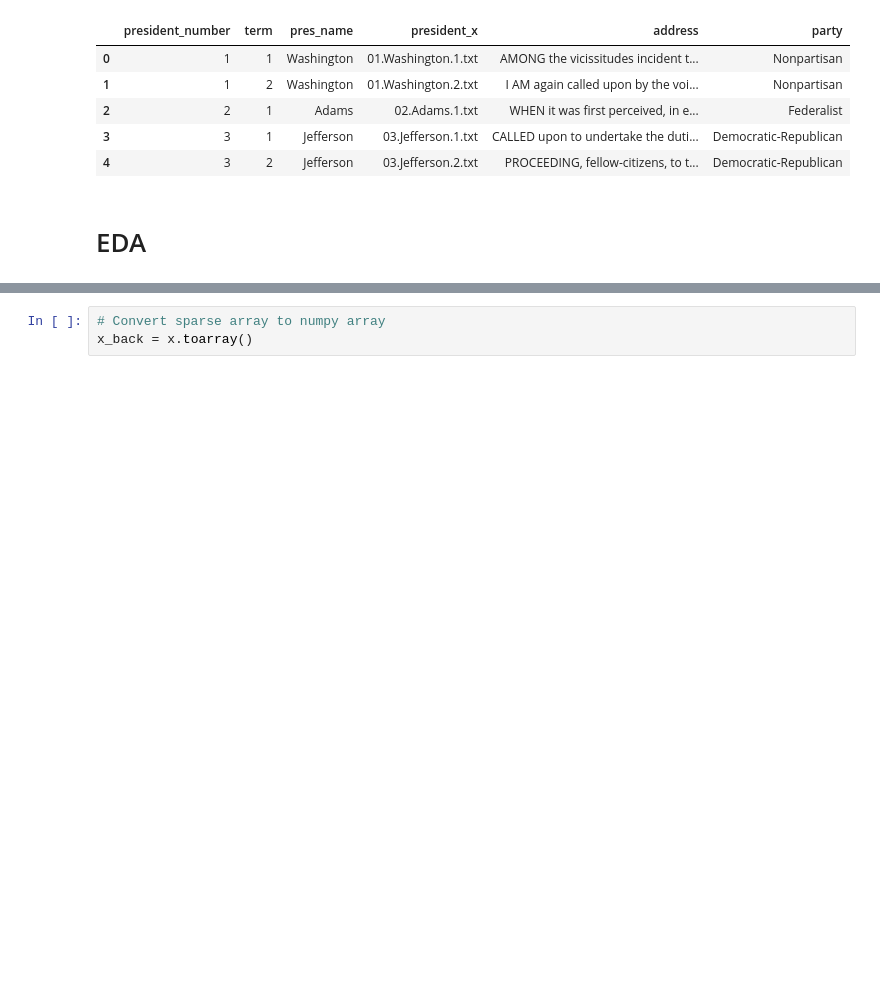
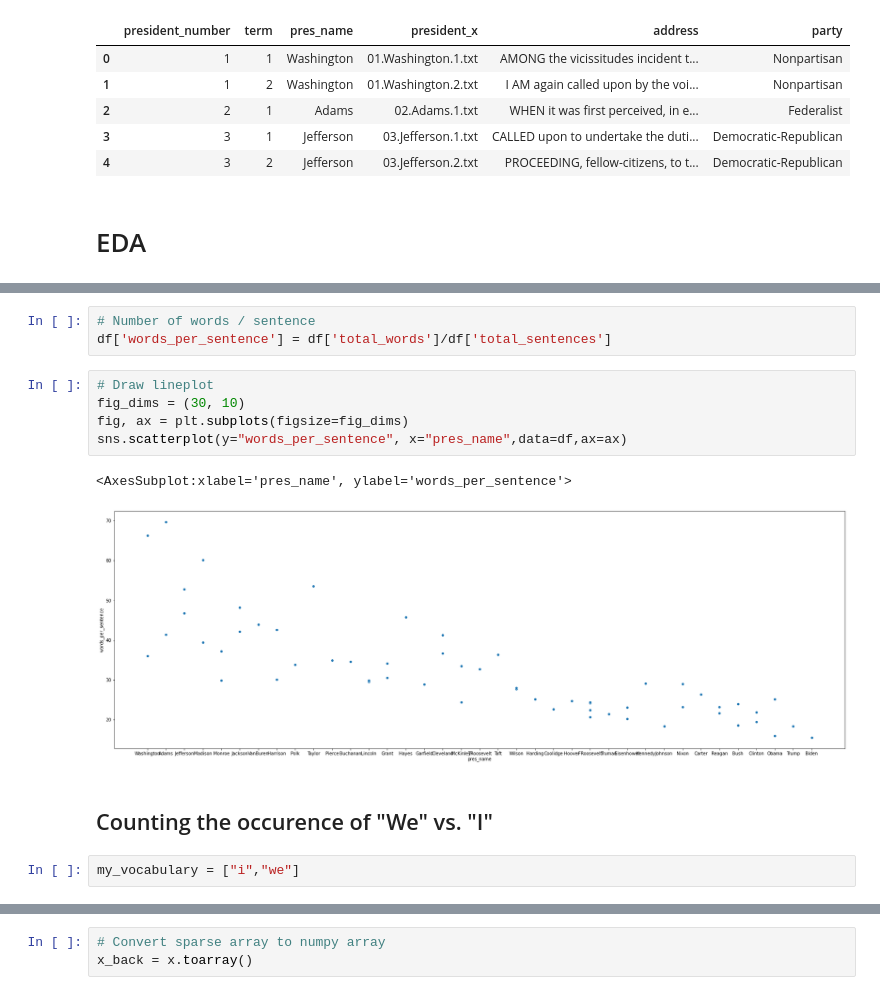
Before and after one commit to andrewdouglassmith1/NLP_Inaugural_Addresses, a Jupyter notebook: Code/02_NLP_Analysis.ipynb, the cells around one changed output, grey strips where cells are left out. Cells and saved outputs as stored; diff of their text form; blank space fills up the shorter version.

```diff
--- a/Code/02_NLP_Analysis.ipynb
+++ b/Code/02_NLP_Analysis.ipynb
@@ -36,0 +71,15 @@ df.head()
+# %%
+# Number of words / sentence
+df['words_per_sentence'] = df['total_words']/df['total_sentences']
+# %%
+# Draw lineplot
+fig_dims = (30, 10)
+fig, ax = plt.subplots(figsize=fig_dims)
+sns.scatterplot(y="words_per_sentence", x="pres_name",data=df,ax=ax)
+# %% [output]
+<AxesSubplot:xlabel='pres_name', ylabel='words_per_sentence'>
+[figure, added]
+# %% [markdown]
+## Counting the occurence of "We" vs. "I"
+# %%
+my_vocabulary = ["i","we"]
```
Also changed, not shown: parts of 23 cells of this notebook, 3 other files.
